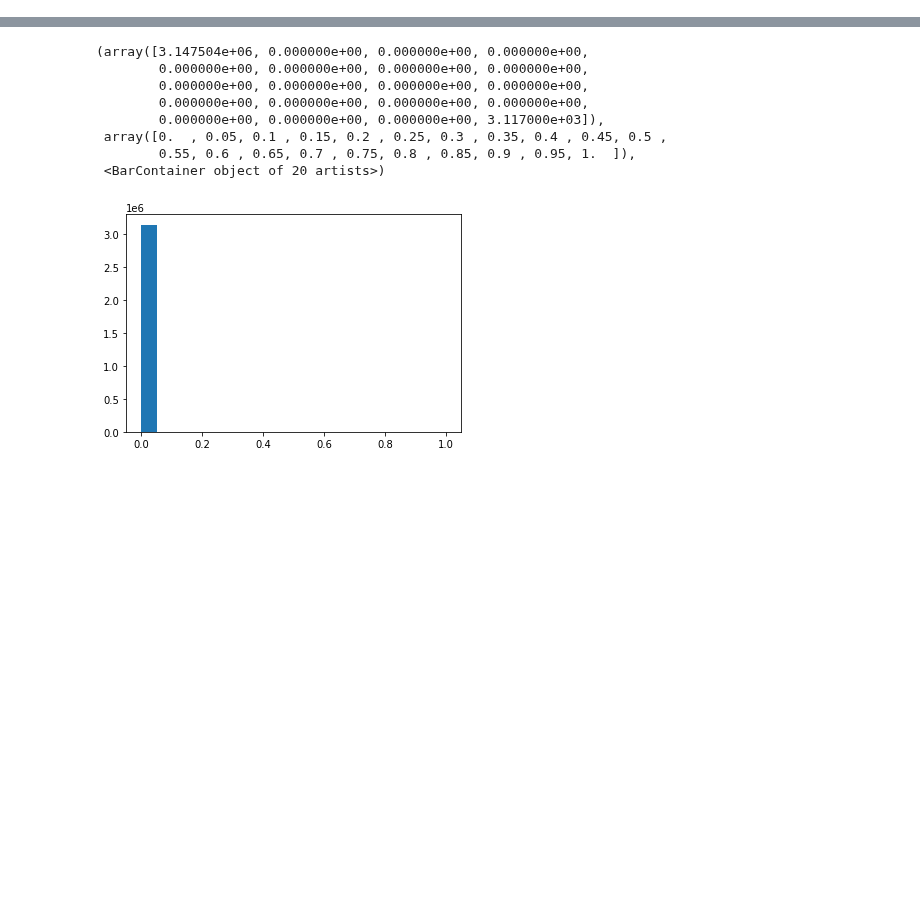
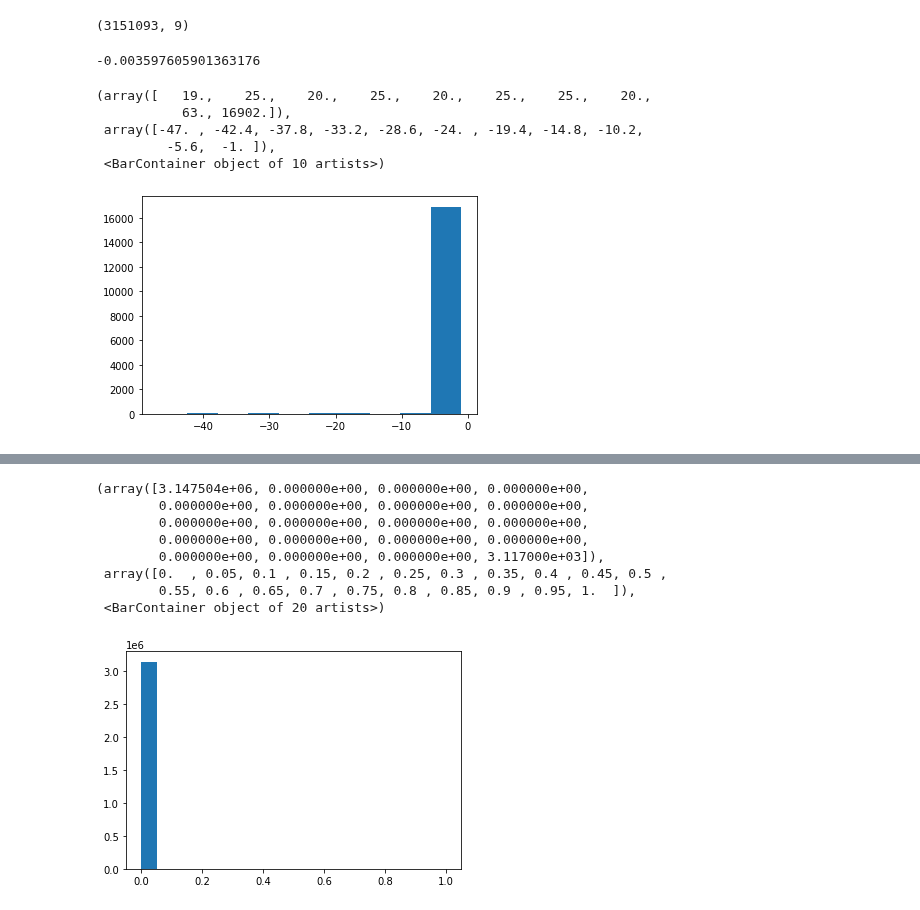
Before and after one commit to jdasam/virtuosoNet, a Jupyter notebook: data_eda.ipynb, the cells around one changed output, grey strips where cells are left out. Cells and saved outputs as stored; diff of their text form; code cells hidden in the pictures; blank space fills up the shorter version.

```diff
--- a/data_eda.ipynb
+++ b/data_eda.ipynb
@@ -5,5 +5,5 @@ from virtuoso.pyScoreParser import data_for_training as dft, data_class
 import matplotlib.pyplot as plt
 import numpy as np
 # %%
-dataset = data_class.YamahaDataset('/home/svcapp/userdata/chopin_cleaned/', save=False, features_only=True)
+dataset = data_class.YamahaDataset('/home/teo/userdata/datasets/chopin_cleaned/', save=False, features_only=True)
 pair_set = dft.PairDataset(dataset)
@@ -12,2 +30,4 @@ squeezed_values = pair_set.get_squeezed_features(dft.VNET_INPUT_KEYS)
 # %%
 np.asarray(squeezed_values['notation']).shape
+# %% [output]
+(3151093, 9)
@@ -13,0 +36,16 @@ np.asarray(squeezed_values['notation']).shape
+# %%
+np.mean(onset_dev_array)
+# %% [output]
+-0.003597605901363176
+# %%
+grace_order = np.asarray(squeezed_values['grace_order'])
+grace_order = grace_order[grace_order!=0]
+# %%
+plt.hist(grace_order)
+# %% [output]
+(array([   19.,    25.,    20.,    25.,    20.,    25.,    25.,    20.,
+           63., 16902.]),
+ array([-47. , -42.4, -37.8, -33.2, -28.6, -24. , -19.4, -14.8, -10.2,
+         -5.6,  -1. ]),
+ <BarContainer object of 10 artists>)
+[figure, added]
```
Also changed, not shown: parts of 6 cells of this notebook, 2 other files.
